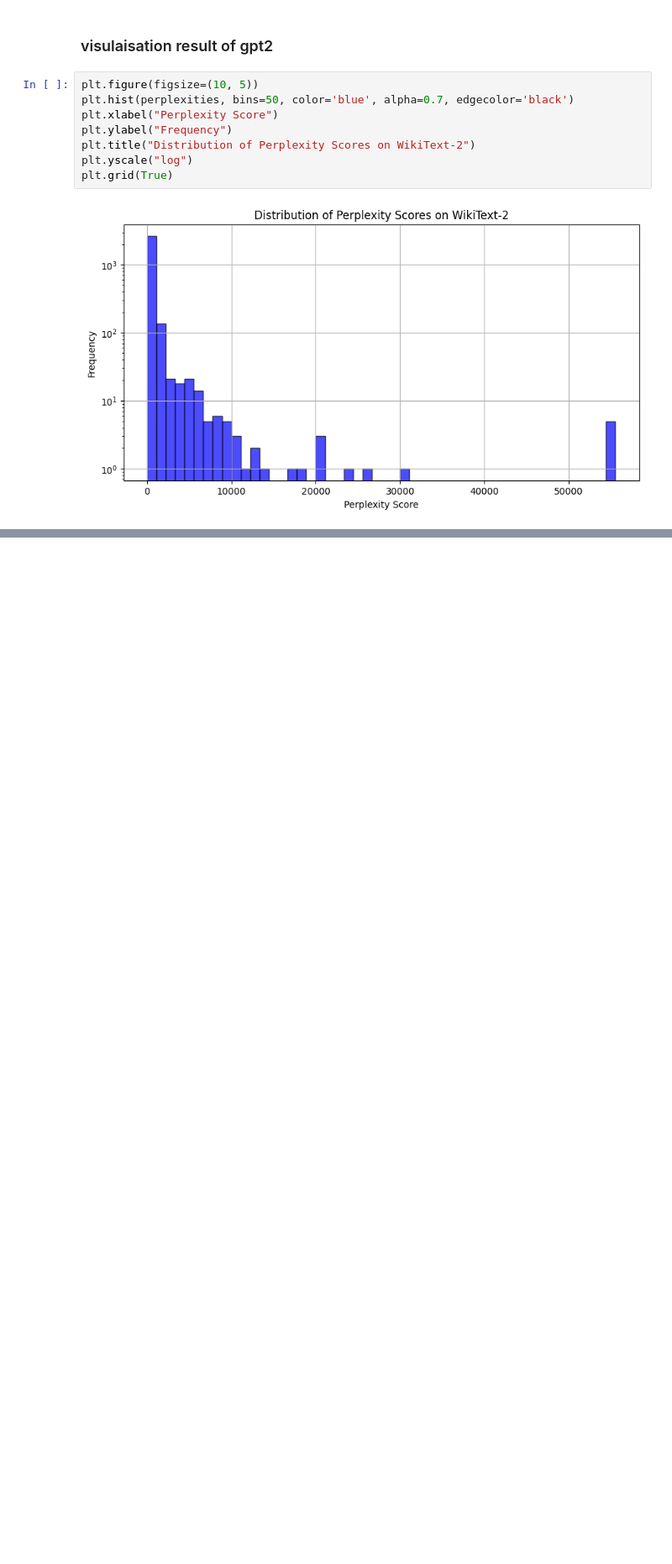
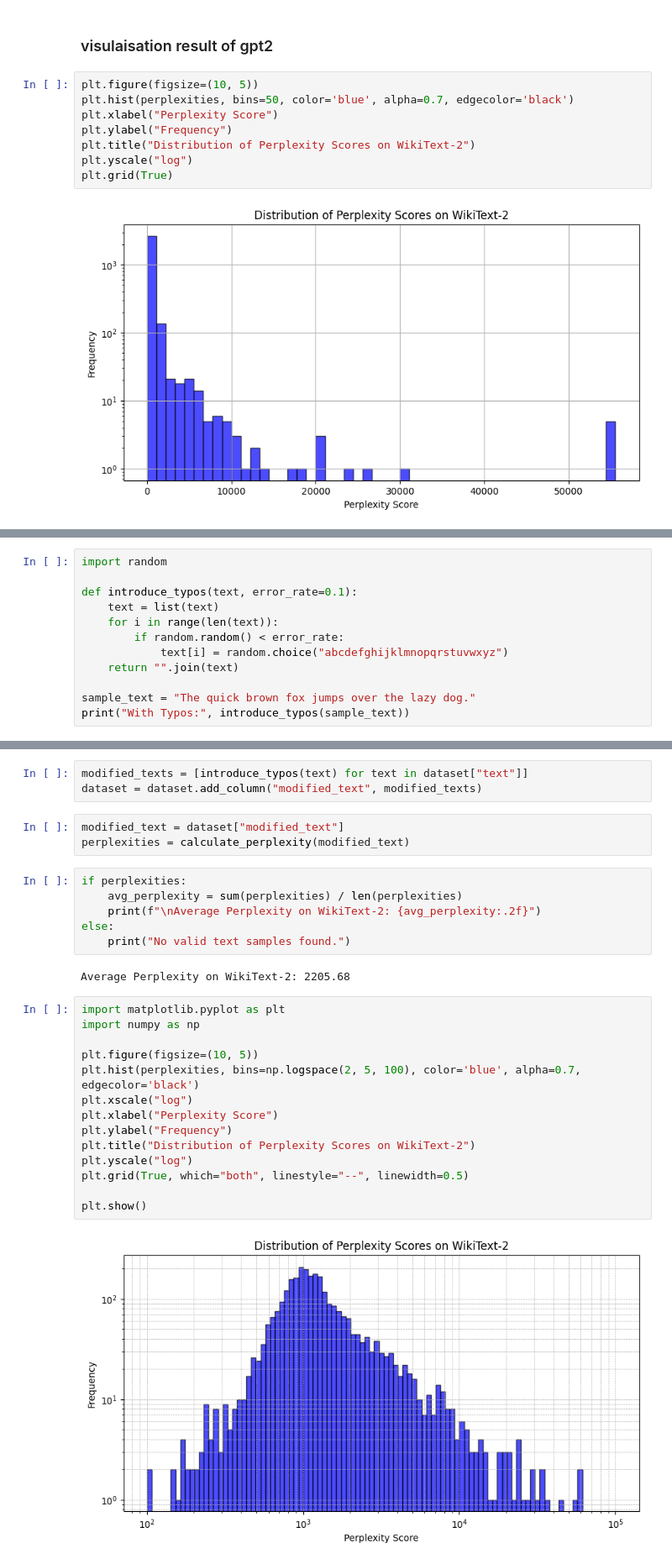
Before and after one commit to mhdnihas/Compare-The-LLM-Perfomance-using-Perplexity, a Jupyter notebook: Muhammed_Nihas.ipynb, the cells around one changed output, grey strips where cells are left out. Shown at 84% size. Drawn from its saved outputs; the diff is of its cells as text; blank space fills up the shorter version.

```diff
--- a/Muhammed_Nihas.ipynb
+++ b/Muhammed_Nihas.ipynb
@@ -200,0 +205,12 @@ plt.grid(True)
+# %%
+import random
+
+def introduce_typos(text, error_rate=0.1):
+    text = list(text)
+    for i in range(len(text)):
+        if random.random() < error_rate:
+            text[i] = random.choice("abcdefghijklmnopqrstuvwxyz")
+    return "".join(text)
+
+sample_text = "The quick brown fox jumps over the lazy dog."
+print("With Typos:", introduce_typos(sample_text))
@@ -200,0 +221,30 @@ plt.grid(True)
+# %%
+modified_texts = [introduce_typos(text) for text in dataset["text"]]
+dataset = dataset.add_column("modified_text", modified_texts)
+# %%
+modified_text = dataset["modified_text"]
+perplexities = calculate_perplexity(modified_text)
+# %%
+if perplexities:
+    avg_perplexity = sum(perplexities) / len(perplexities)
+    print(f"\nAverage Perplexity on WikiText-2: {avg_perplexity:.2f}")
+else:
+    print("No valid text samples found.")
+# %% [output]
+Average Perplexity on WikiText-2: 2205.68
+# %%
+import matplotlib.pyplot as plt
+import numpy as np
+
+plt.figure(figsize=(10, 5))
+plt.hist(perplexities, bins=np.logspace(2, 5, 100), color='blue', alpha=0.7, edgecolor='black')
+plt.xscale("log")
+plt.xlabel("Perplexity Score")
+plt.ylabel("Frequency")
+plt.title("Distribution of Perplexity Scores on WikiText-2")
+plt.yscale("log")
+plt.grid(True, which="both", linestyle="--", linewidth=0.5)
+
+plt.show()
+# %% [output]
+[figure, added]
```
Also changed, not shown: parts of 10 cells of this notebook.
